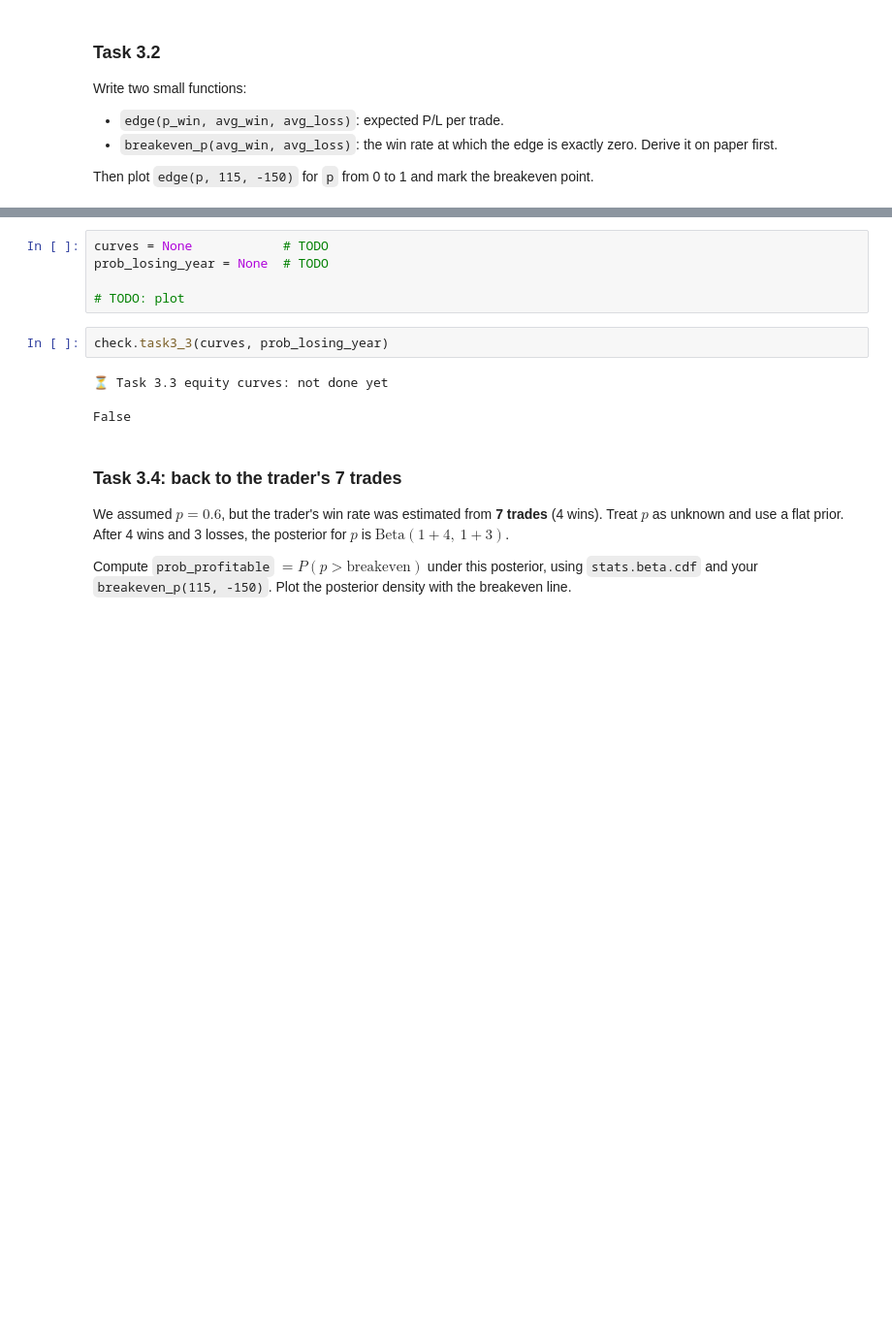
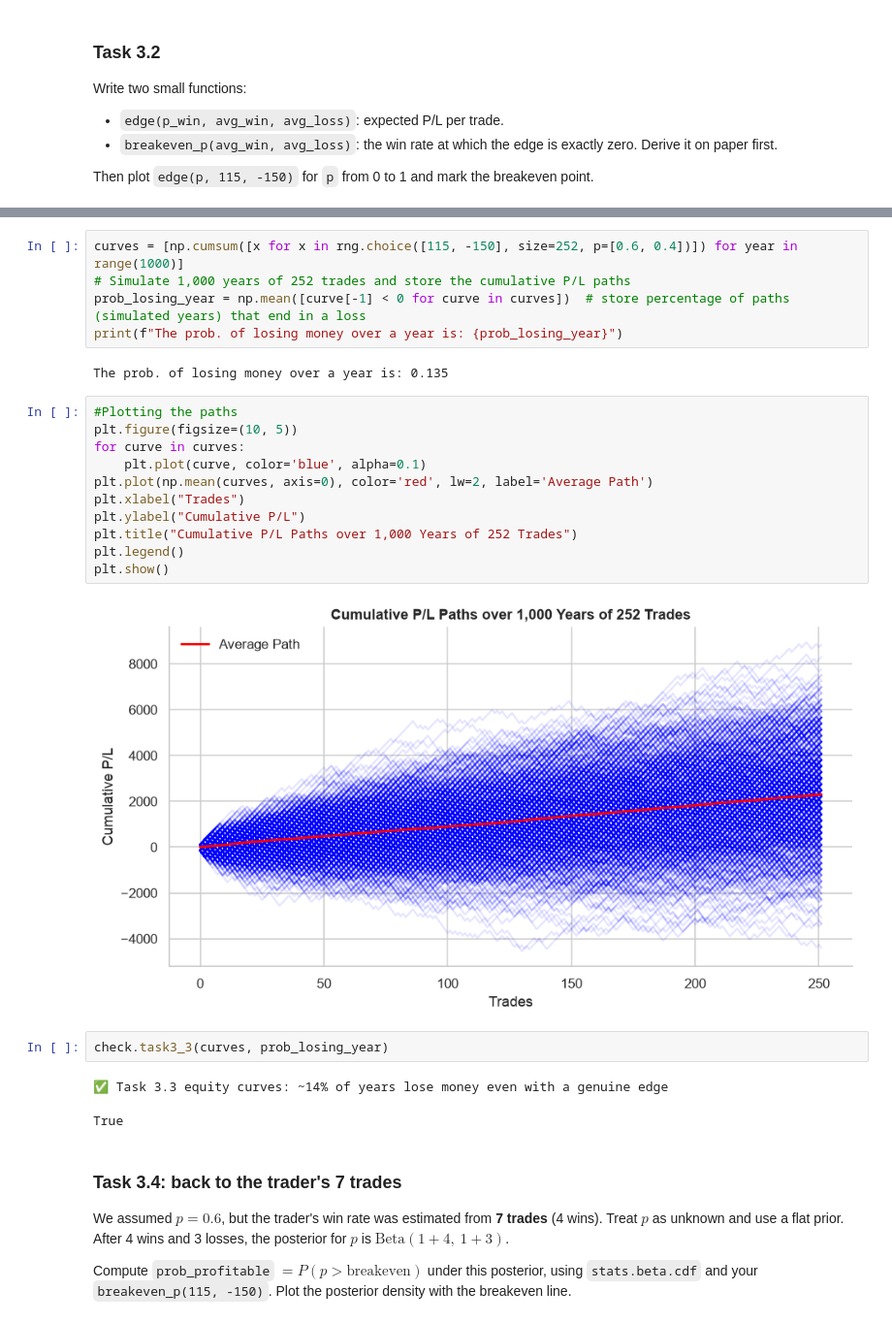
Before and after one commit to giomil1998/quant-guild-study, a Jupyter notebook: notebooks/02_statistics_in_trading/statistics_in_trading.ipynb, the cells around one changed output, grey strips where cells are left out. Shown at 97% size. Cells and saved outputs as stored; diff of their text form; blank space fills up the shorter version.

```diff
--- a/notebooks/02_statistics_in_trading/statistics_in_trading.ipynb
+++ b/notebooks/02_statistics_in_trading/statistics_in_trading.ipynb
@@ -243,15 +254,30 @@ Assume the strategy truly wins 60% of the time, making +115 or −150 per trade
 
 Store the simulated fraction in `prob_losing_year`. *Stretch:* derive it with the CLT (mean and variance of one trade, times 252).
 # %%
-curves = None            # TODO
-prob_losing_year = None  # TODO
-
-# TODO: plot
+curves = [np.cumsum([x for x in rng.choice([115, -150], size=252, p=[0.6, 0.4])]) for year in range(1000)]
+# Simulate 1,000 years of 252 trades and store the cumulative P/L paths
+prob_losing_year = np.mean([curve[-1] < 0 for curve in curves])  # store percentage of paths (simulated years) that end in a loss
+print(f"The prob. of losing money over a year is: {prob_losing_year}")
+# %% [output]
+The prob. of losing money over a year is: 0.135
+# %%
+#Plotting the paths
+plt.figure(figsize=(10, 5))
+for curve in curves:
+    plt.plot(curve, color='blue', alpha=0.1)
+plt.plot(np.mean(curves, axis=0), color='red', lw=2, label='Average Path')
+plt.xlabel("Trades")
+plt.ylabel("Cumulative P/L")
+plt.title("Cumulative P/L Paths over 1,000 Years of 252 Trades")
+plt.legend()
+plt.show()
+# %% [output]
+[figure, added]
 # %%
 check.task3_3(curves, prob_losing_year)
 # %% [output]
-⏳ Task 3.3 equity curves: not done yet
+✅ Task 3.3 equity curves: ~14% of years lose money even with a genuine edge
-False
+True
 # %% [markdown]
 ### Task 3.4: back to the trader's 7 trades
 We assumed $p = 0.6$, but the trader's win rate was estimated from **7 trades** (4 wins). Treat $p$ as unknown and use a flat prior. After 4 wins and 3 losses, the posterior for $p$ is $\text{Beta}(1+4,\ 1+3)$.
```
Also changed, not shown: parts of 17 cells of this notebook, 1 other file.
